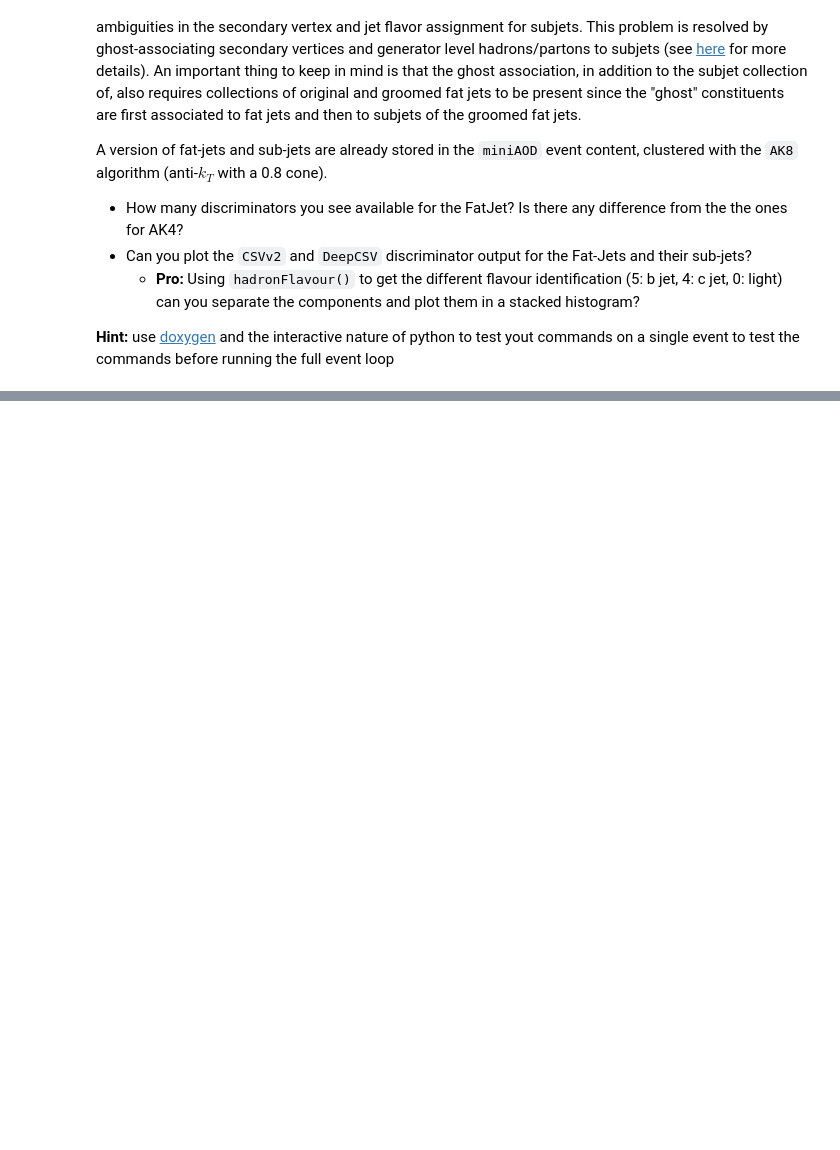
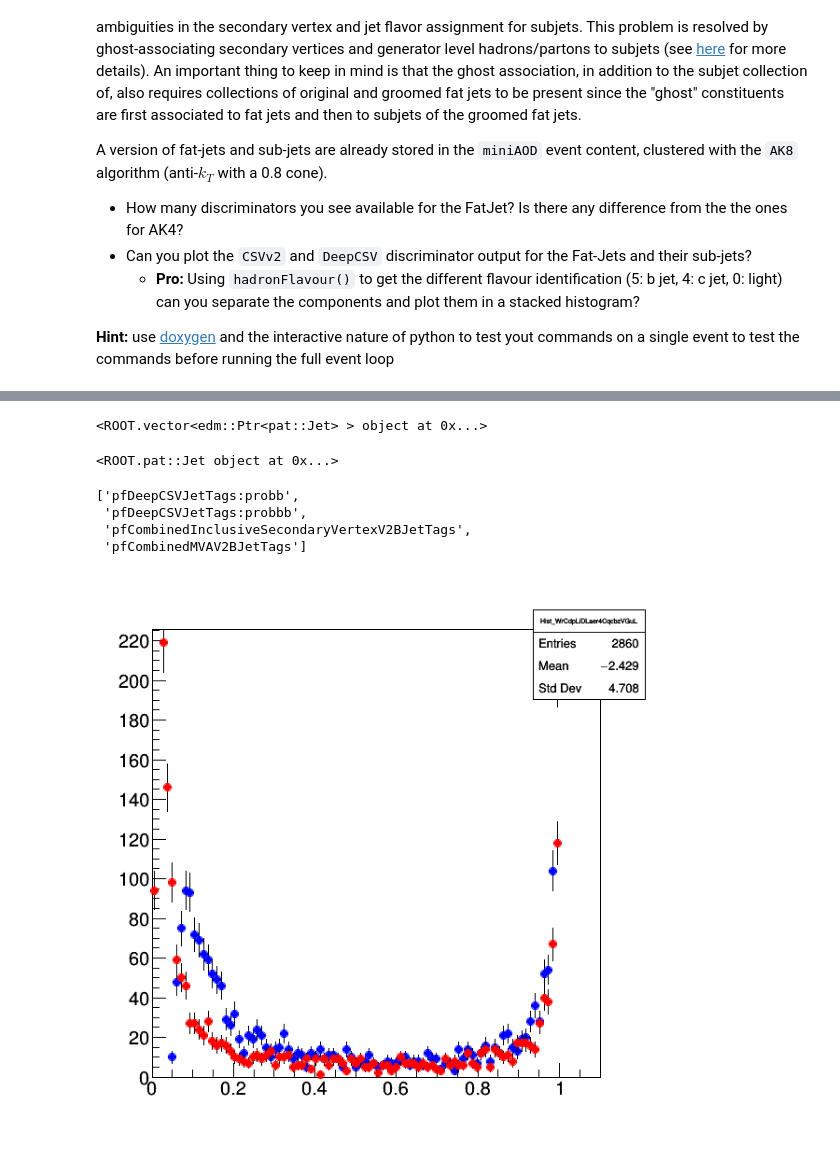
Before and after one commit to cms-btv-pog/CMSPOS-BTaggingExercise, a Jupyter notebook: notebooks/Exercise1.ipynb, the cells around one changed output, grey strips where cells are left out. Cells and saved outputs as stored; diff of their text form; code cells hidden in the pictures; blank space fills up the shorter version.

```diff
--- a/notebooks/Exercise1.ipynb
+++ b/notebooks/Exercise1.ipynb
@@ -113,0 +257,21 @@ __Hint:__ use [doxygen](http://cmsdoxygen.web.cern.ch/cmsdoxygen/CMSSW_9_2_8/doc
+# %%
+subjets = jet.subjets()
+subjets
+# %% [output]
+<ROOT.vector<edm::Ptr<pat::Jet> > object at 0x...>
+# %%
+subjets[0].get()
+# %% [output]
+<ROOT.pat::Jet object at 0x...>
+# %%
+[i.first for i in subjets[0].get().getPairDiscri()]
+# %% [output]
+['pfDeepCSVJetTags:probb',
+ 'pfDeepCSVJetTags:probbb',
+ 'pfCombinedInclusiveSecondaryVertexV2BJetTags',
+ 'pfCombinedMVAV2BJetTags']
+# %%
+histograms = {
+    'CSV' : plt.Hist(100,0,1.1),
+    'deepCSV' : plt.Hist(100,0,1.1),
+}
@@ -113,0 +291,9 @@ __Hint:__ use [doxygen](http://cmsdoxygen.web.cern.ch/cmsdoxygen/CMSSW_9_2_8/doc
+# %%
+histograms['CSV'].markercolor = 'blue'
+histograms['deepCSV'].markercolor = 'red'
+canvas = plt.Canvas(600, 600)
+histograms['CSV'].Draw()
+histograms['deepCSV'].Draw('same')
+canvas.Draw() #You need this to display inline
+# %% [output]
+[figure, added]
```
Also changed, not shown: parts of 25 cells of this notebook, 1 other file.
